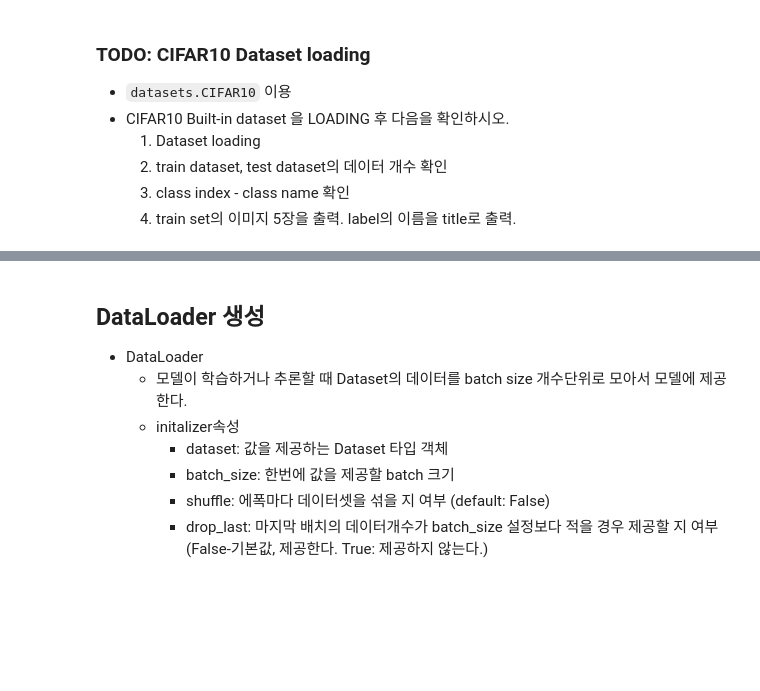
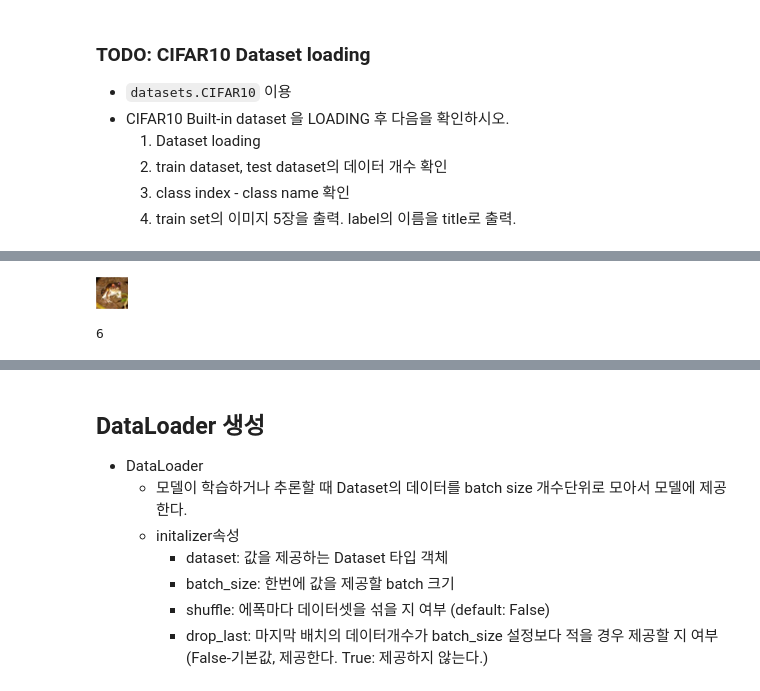
Before and after one commit to shinbat/skn21, a Jupyter notebook: 07_deeplearning_pytorch/06_Dataset과 DataLoader.ipynb, the cells around one changed output, grey strips where cells are left out. Cells and saved outputs as stored; diff of their text form; code cells hidden in the pictures; blank space fills up the shorter version.

```diff
--- a/07_deeplearning_pytorch/06_Dataset과 DataLoader.ipynb
+++ b/07_deeplearning_pytorch/06_Dataset과 DataLoader.ipynb
@@ -126,0 +264,10 @@ mnist_trainset3
+# %%
+cifar10_data_dir = "datasets/CIFAR10"
+# mnist_data_dir = "c:/temp"
+cifar10_trainset = datasets.CIFAR10(
+# cifar10_testnset = datasets.CIFAR10(
+    root=cifar10_data_dir, # raw data의 위치.
+    download=True,       # root에 지정한 경로에 없을 경우 다운받을지 여부
+    train=True,          # True: train set, False: test set
+    # train=False,          # True: train set, False: test set
+)
@@ -126,0 +290,10 @@ mnist_trainset3
+# %%
+x0 = cifar10_trainset[0]
+
+x0[0]
+# %% [output]
+[figure, added]
+# %%
+x0[1]
+# %% [output]
+6
```
Also changed, not shown: parts of 68 cells of this notebook, 3 other files.
